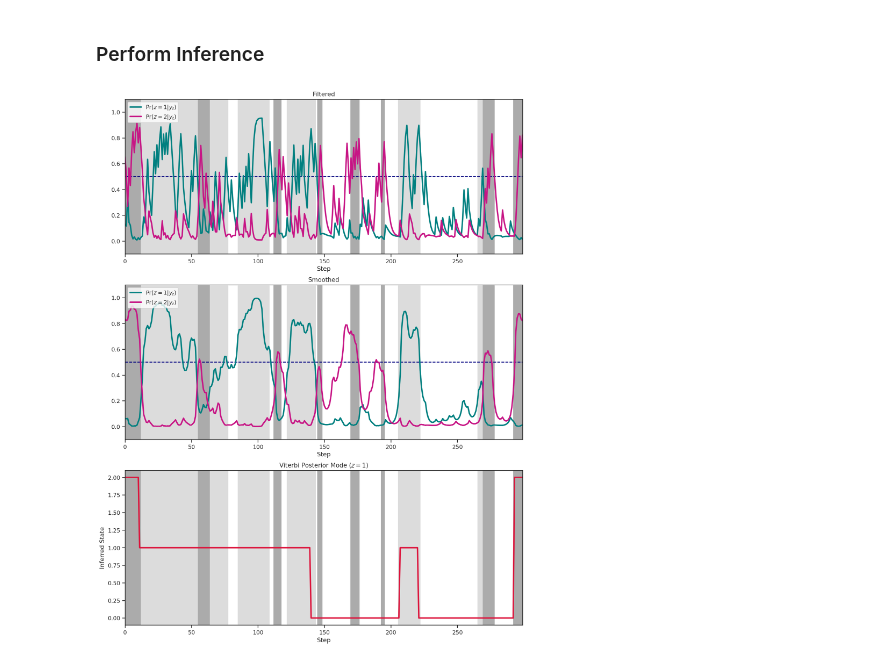
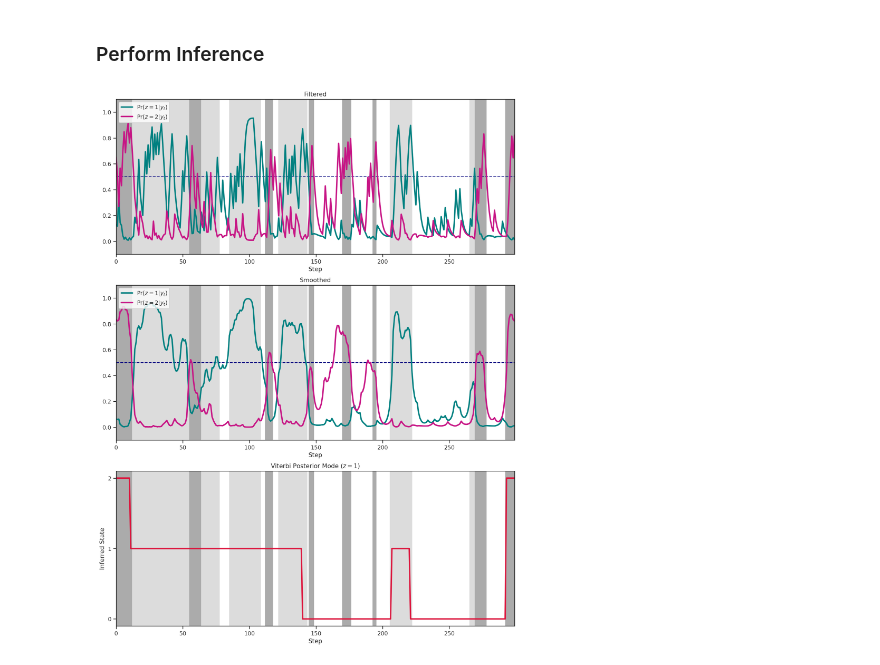
Before and after one commit to CorpuzKB/PML-Advance-Topics-notebooks, a Jupyter notebook: HMM_Inference__TensorFlow.ipynb, the cells around one changed output. Drawn from its saved outputs; the diff is of its cells as text; code cells hidden in the pictures.

Commit message:
Corrected plot

```diff
--- a/HMM_Inference__TensorFlow.ipynb
+++ b/HMM_Inference__TensorFlow.ipynb
@@ -154,20 +154,21 @@ states_Viterbi = Inference.Viterbi()
 # %%
 fig, axes = plt.subplots(3, 1, figsize=(14, 19))
 title = ['Filtered', 'Smoothed']
 data = [prob_filtered[0, :, 1], prob_filtered[0, :, 2],
         prob_smoothed[0, :, 1], prob_smoothed[0, :, 2]]
 
 for i in range(2):
   axes[i].imshow(true_states[None, 0, :], extent=(0, num_steps - 1, -0.1, 1.1), cmap='Greys', alpha=0.33, aspect='auto')
   axes[i].axhline(0.5, color = 'navy', linestyle='--')
   axes[i].plot(data[2*i], label='$\Pr(z=1|y_t)$', color='teal', linewidth=2.8)
   axes[i].plot(data[2*i + 1], label='$\Pr(z=2|y_t)$', color='mediumvioletred', linewidth=2.8)
   axes[i].set(xlabel='Step', title=title[i])
   axes[i].legend(loc='upper left');
 
 axes[2].plot(states_Viterbi[0, :], color='crimson', linewidth=2.8)
 axes[2].imshow(true_states[None, 0, :], extent=(0, num_steps - 1, -0.1, num_states - 0.9), cmap='Greys', alpha=0.33, aspect='auto')
-axes[2].set(xlabel='Step', ylabel='Inferred State', title='Viterbi Posterior Mode ($z=1$)')
+axes[2].set(xlabel='Step', ylabel='Inferred State', title='Viterbi Posterior Mode ($z=1$)', yticks=np.arange(0, 3, 1))
+
 plt.show()
 # %% [output]
-[figure, old version]
+[figure, new version]
```
